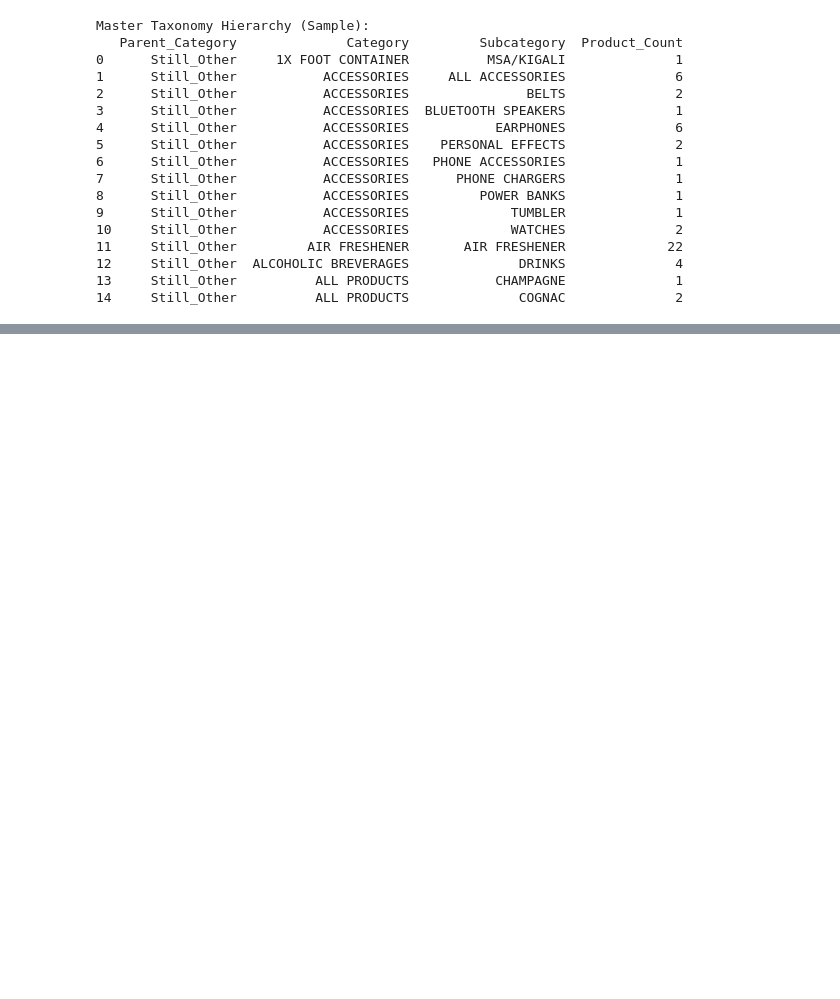
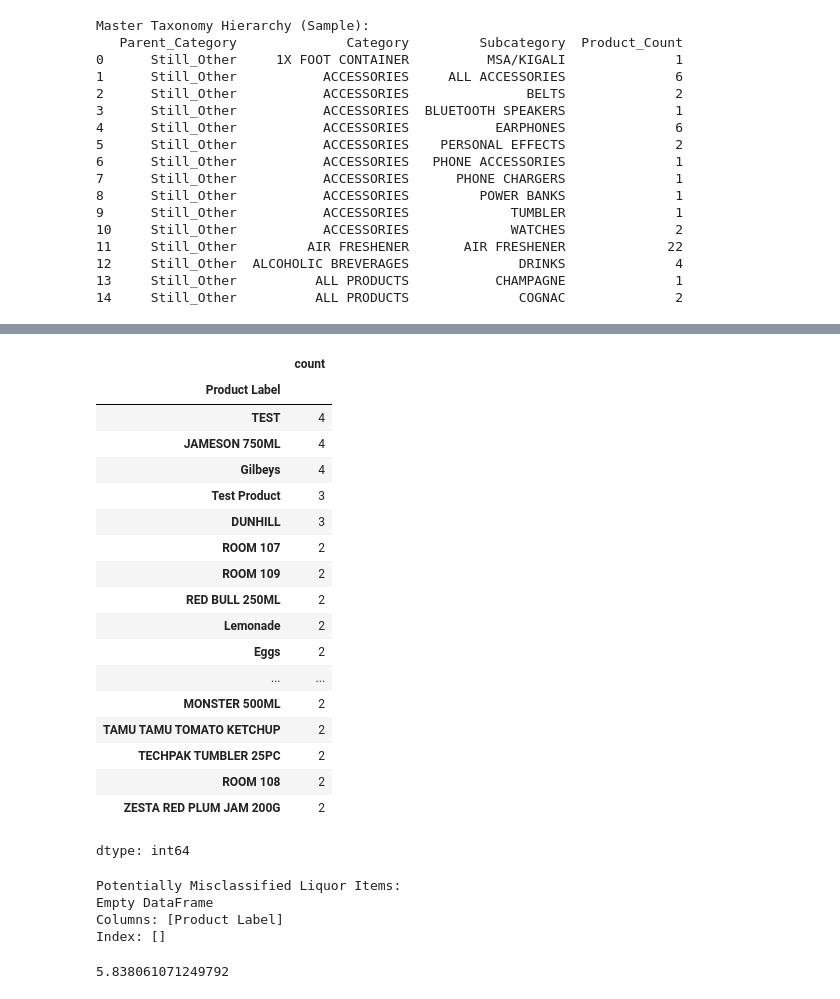
Before and after one commit to Ted-star7/Liquor-store-data-segregation, a Jupyter notebook: Liquor_store_data_segregation.ipynb, the cells around one changed output, grey strips where cells are left out. Cells and saved outputs as stored; diff of their text form; code cells hidden in the pictures; blank space fills up the shorter version.

```diff
--- a/Liquor_store_data_segregation.ipynb
+++ b/Liquor_store_data_segregation.ipynb
@@ -826,0 +992,41 @@ Master Taxonomy Hierarchy (Sample):
+# %%
+df[df['Parent_Category'] == 'Still_Other']['Product Label'].value_counts().head(20)
+# %% [output]
+|  | count |
+| Product Label |  |
+| TEST | 4 |
+| JAMESON 750ML | 4 |
+| Gilbeys | 4 |
+| Test Product | 3 |
+| DUNHILL | 3 |
+| ROOM 107 | 2 |
+| ROOM 109 | 2 |
+| RED BULL 250ML | 2 |
+| Lemonade | 2 |
+| Eggs | 2 |
+| ... | ... |
+| MONSTER 500ML | 2 |
+| TAMU TAMU TOMATO KETCHUP | 2 |
+| TECHPAK TUMBLER 25PC | 2 |
+| ROOM 108 | 2 |
+| ZESTA RED PLUM JAM 200G | 2 |
+dtype: int64
+# %%
+still_other = df[df['Parent_Category'] == 'Still_Other']
+
+liquor_keywords = ['whisky', 'vodka', 'rum', 'gin', 'wine', 'beer', 'cider']
+
+flagged = still_other[still_other['Product Label'].str.lower().str.contains('|'.join(liquor_keywords))]
+
+print("Potentially Misclassified Liquor Items:")
+print(flagged[['Product Label']].head(20))
+# %% [output]
+Potentially Misclassified Liquor Items:
+Empty DataFrame
+Columns: [Product Label]
+Index: []
+# %%
+remaining = df[df['Parent_Category'] == 'Still_Other'].shape[0]
+print((remaining / len(df)) * 100)
+# %% [output]
+5.838061071249792
```
Also changed, not shown: parts of 19 cells of this notebook.
